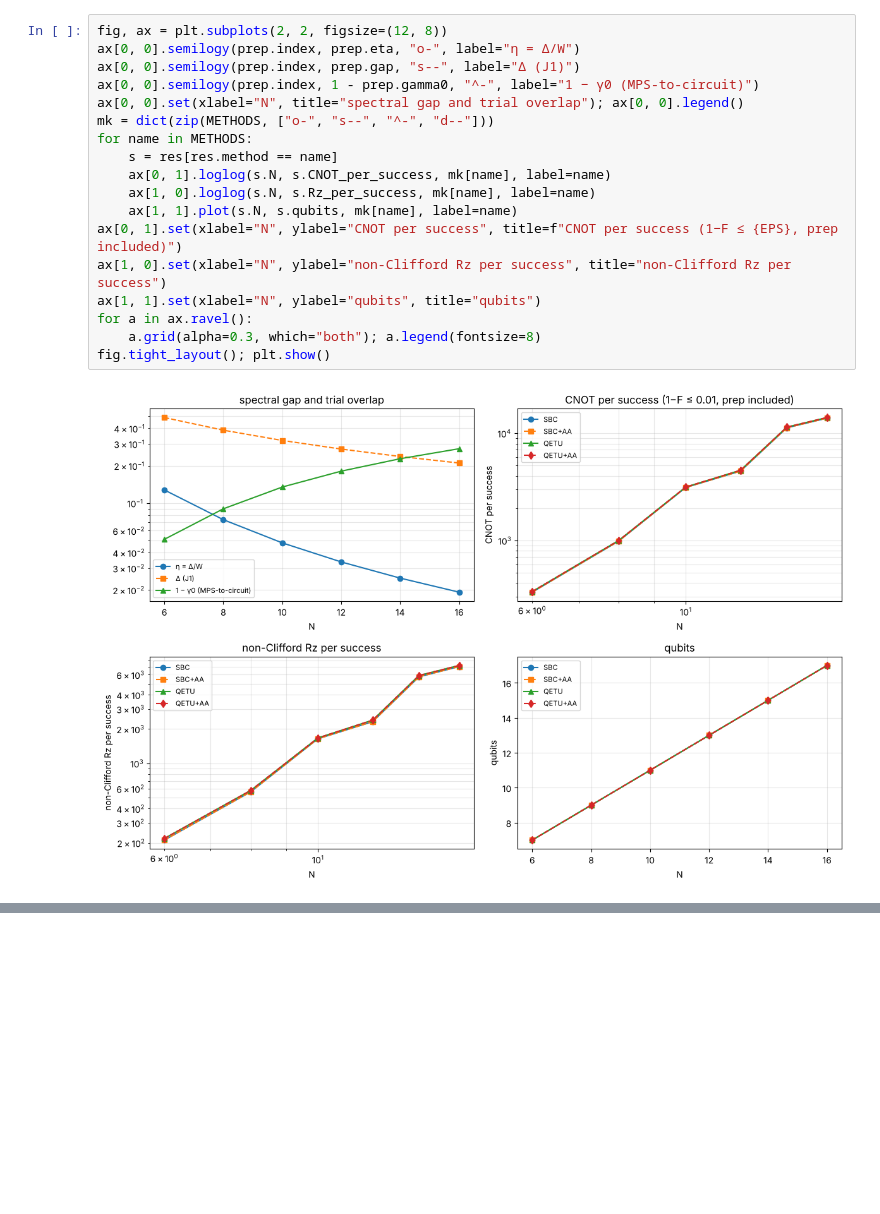
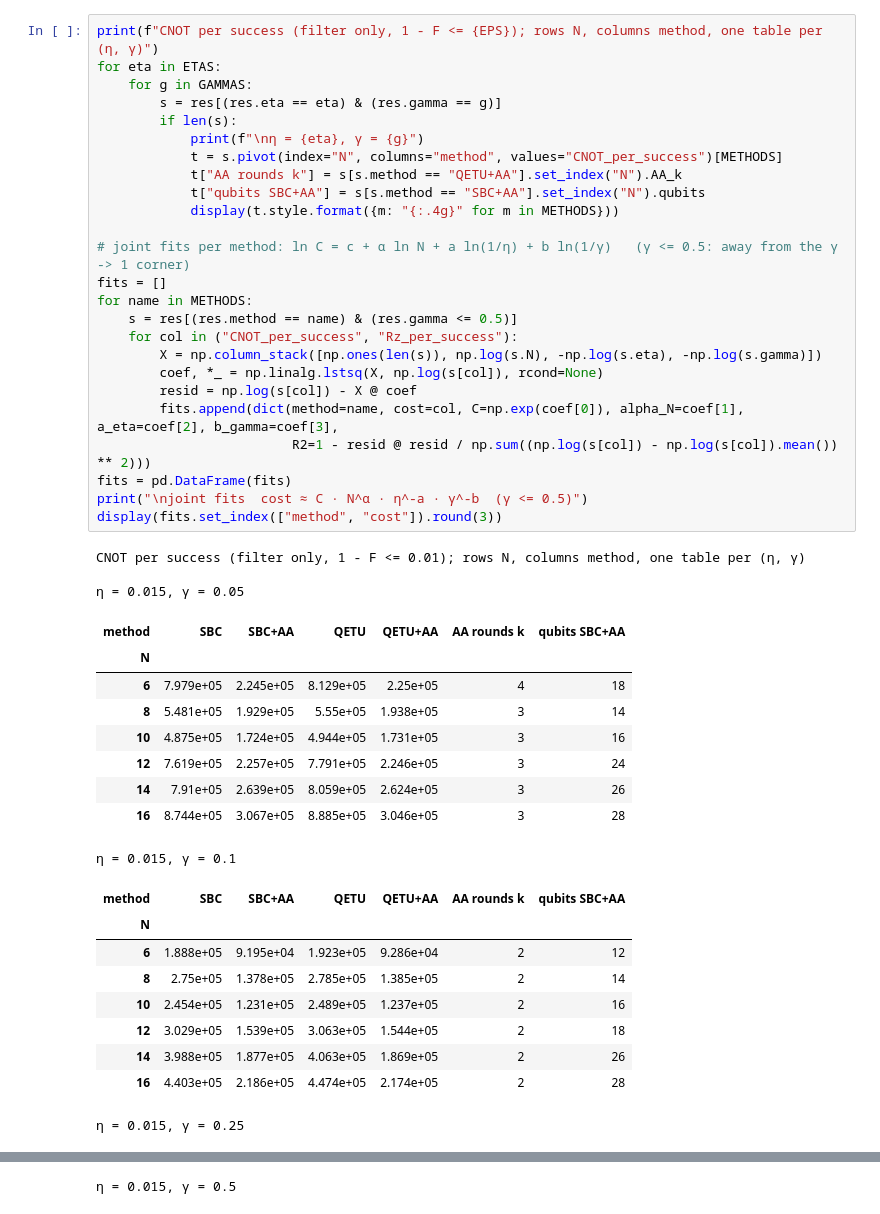
Before and after one commit to aaronseymour7/CLAUDE, a Jupyter notebook: ORNL/scaling_study.ipynb, the cells around one changed output, grey strips where cells are left out. Saved outputs shown, nothing was run; the diff lists cells and outputs as text; blank space fills up the shorter version.

```diff
--- a/ORNL/scaling_study.ipynb
+++ b/ORNL/scaling_study.ipynb
@@ -306,20 +336,47 @@ power-law fits  cost ≈ C · N^α  over N = [6, 8, 10, 12, 14, 16]
-# %%
-fig, ax = plt.subplots(2, 2, figsize=(12, 8))
-ax[0, 0].semilogy(prep.index, prep.eta, "o-", label="η = Δ/W")
-ax[0, 0].semilogy(prep.index, prep.gap, "s--", label="Δ (J1)")
-ax[0, 0].semilogy(prep.index, 1 - prep.gamma0, "^-", label="1 − γ0 (MPS-to-circuit)")
-ax[0, 0].set(xlabel="N", title="spectral gap and trial overlap"); ax[0, 0].legend()
-mk = dict(zip(METHODS, ["o-", "s--", "^-", "d--"]))
-for name in METHODS:
-    s = res[res.method == name]
-    ax[0, 1].loglog(s.N, s.CNOT_per_success, mk[name], label=name)
-    ax[1, 0].loglog(s.N, s.Rz_per_success, mk[name], label=name)
-    ax[1, 1].plot(s.N, s.qubits, mk[name], label=name)
-ax[0, 1].set(xlabel="N", ylabel="CNOT per success", title=f"CNOT per success (1−F ≤ {EPS}, prep included)")
-ax[1, 0].set(xlabel="N", ylabel="non-Clifford Rz per success", title="non-Clifford Rz per success")
-ax[1, 1].set(xlabel="N", ylabel="qubits", title="qubits")
-for a in ax.ravel():
-    a.grid(alpha=0.3, which="both"); a.legend(fontsize=8)
-fig.tight_layout(); plt.show()
-# %% [output]
-[figure, removed]
+# %%
+print(f"CNOT per success (filter only, 1 - F <= {EPS}); rows N, columns method, one table per (η, γ)")
+for eta in ETAS:
+    for g in GAMMAS:
+        s = res[(res.eta == eta) & (res.gamma == g)]
+        if len(s):
+            print(f"\nη = {eta}, γ = {g}")
+            t = s.pivot(index="N", columns="method", values="CNOT_per_success")[METHODS]
+            t["AA rounds k"] = s[s.method == "QETU+AA"].set_index("N").AA_k
+            t["qubits SBC+AA"] = s[s.method == "SBC+AA"].set_index("N").qubits
+            display(t.style.format({m: "{:.4g}" for m in METHODS}))
+
+# joint fits per method: ln C = c + α ln N + a ln(1/η) + b ln(1/γ)   (γ <= 0.5: away from the γ -> 1 corner)
+fits = []
+for name in METHODS:
+    s = res[(res.method == name) & (res.gamma <= 0.5)]
+    for col in ("CNOT_per_success", "Rz_per_success"):
+        X = np.column_stack([np.ones(len(s)), np.log(s.N), -np.log(s.eta), -np.log(s.gamma)])
+        coef, *_ = np.linalg.lstsq(X, np.log(s[col]), rcond=None)
+        resid = np.log(s[col]) - X @ coef
+        fits.append(dict(method=name, cost=col, C=np.exp(coef[0]), alpha_N=coef[1], a_eta=coef[2], b_gamma=coef[3],
+                         R2=1 - resid @ resid / np.sum((np.log(s[col]) - np.log(s[col]).mean()) ** 2)))
+fits = pd.DataFrame(fits)
+print("\njoint fits  cost ≈ C · N^α · η^-a · γ^-b  (γ <= 0.5)")
+display(fits.set_index(["method", "cost"]).round(3))
+# %% [output]
+CNOT per success (filter only, 1 - F <= 0.01); rows N, columns method, one table per (η, γ)
+
+η = 0.015, γ = 0.05
+| method | SBC | SBC+AA | QETU | QETU+AA | AA rounds k | qubits SBC+AA |
+| N |  |  |  |  |  |  |
+| 6 | 7.979e+05 | 2.245e+05 | 8.129e+05 | 2.25e+05 | 4 | 18 |
+| 8 | 5.481e+05 | 1.929e+05 | 5.55e+05 | 1.938e+05 | 3 | 14 |
+| 10 | 4.875e+05 | 1.724e+05 | 4.944e+05 | 1.731e+05 | 3 | 16 |
+| 12 | 7.619e+05 | 2.257e+05 | 7.791e+05 | 2.246e+05 | 3 | 24 |
+| 14 | 7.91e+05 | 2.639e+05 | 8.059e+05 | 2.624e+05 | 3 | 26 |
+| 16 | 8.744e+05 | 3.067e+05 | 8.885e+05 | 3.046e+05 | 3 | 28 |
+η = 0.015, γ = 0.1
+| method | SBC | SBC+AA | QETU | QETU+AA | AA rounds k | qubits SBC+AA |
+| N |  |  |  |  |  |  |
+| 6 | 1.888e+05 | 9.195e+04 | 1.923e+05 | 9.286e+04 | 2 | 12 |
+| 8 | 2.75e+05 | 1.378e+05 | 2.785e+05 | 1.385e+05 | 2 | 14 |
+| 10 | 2.454e+05 | 1.231e+05 | 2.489e+05 | 1.237e+05 | 2 | 16 |
+| 12 | 3.029e+05 | 1.539e+05 | 3.063e+05 | 1.544e+05 | 2 | 18 |
+| 14 | 3.988e+05 | 1.877e+05 | 4.063e+05 | 1.869e+05 | 2 | 26 |
+| 16 | 4.403e+05 | 2.186e+05 | 4.474e+05 | 2.174e+05 | 2 | 28 |
+η = 0.015, γ = 0.25
@@ -325,0 +391 @@ fig.tight_layout(); plt.show()
+η = 0.015, γ = 0.5
```
Also changed, not shown: parts of 18 cells of this notebook, 3 other files.
